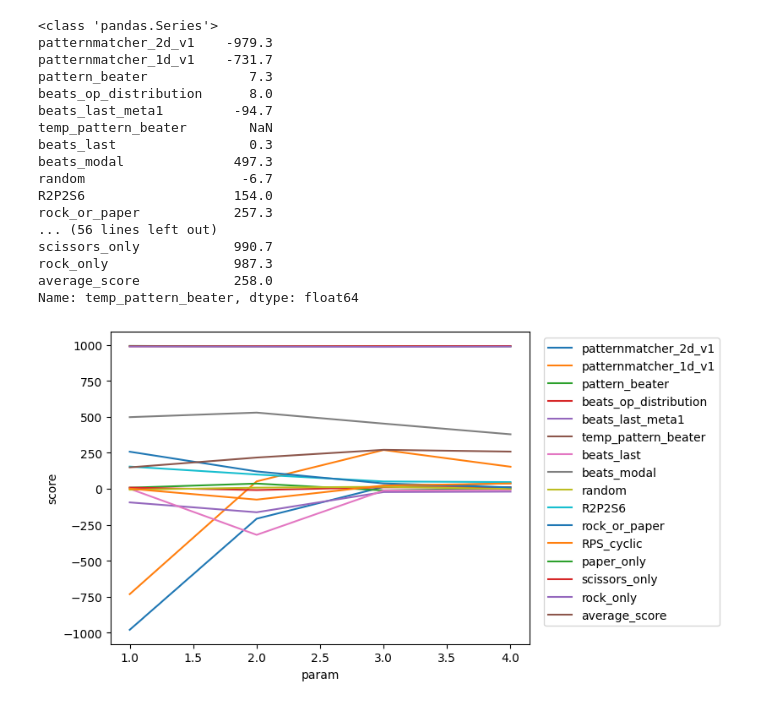
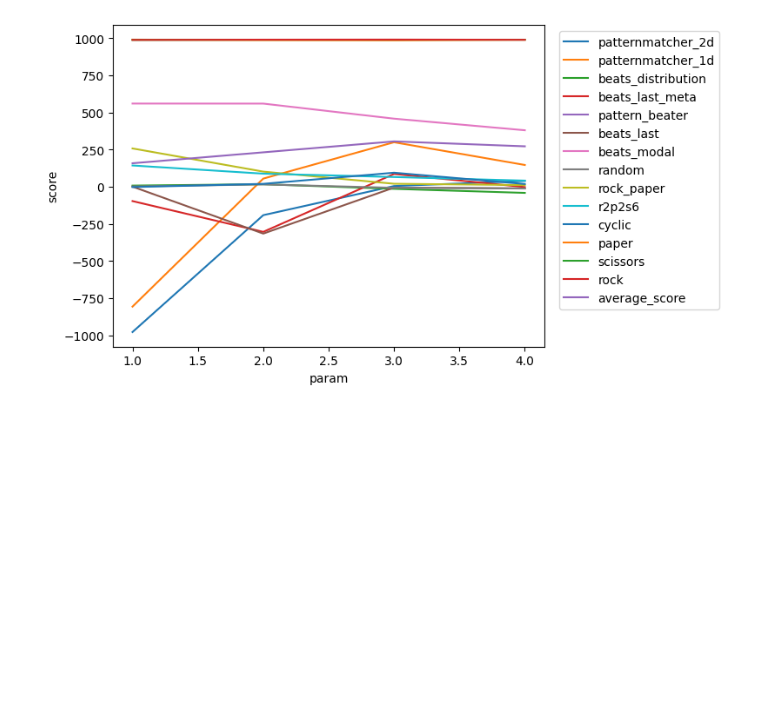
Before and after one commit to AugustusTheBirb/RPS-tournament, a Jupyter notebook: workshop.ipynb, the cells around one changed output. Drawn from its saved outputs; the diff is of its cells as text; code cells hidden in the pictures; blank space fills up the shorter version.

```diff
--- a/workshop.ipynb
+++ b/workshop.ipynb
@@ -184,49 +15,34 @@ def strat_patternmatcher_1d_v1(
 # %%
 # view hyperparam performace against all strategies
 
 scores: list[pd.Series[int]] = []
-strategy_dict: dict[str, Strategy] = {
-    name: obj
-    for name, obj in inspect.getmembers(strategies, inspect.isfunction)
-    if name[:6] == "strat_"
-}
-strategies_list = list(strategy_dict.values())
+strategy_list: list[Strategy] = [
+    obj()
+    for name, obj in vars(strategies).items()
+    if name != "Strategy"
+    and name != "StratPatternBeater"
+    and inspect.isclass(obj)
+    and issubclass(obj, Strategy)
+]
+
 
 for i in range(1, 5):
-    test = PatternBeater(i)
-    score_df, _ = simulate_tournament(
-        3, 1000, set(strategies_list + [test.strat_temp_pattern_beater])
-    )
+    strategy: Strategy = StratPatternBeater(pattern_length=i)
+    score_df, _ = simulate_tournament(3, 1000, set(strategy_list + [strategy]))
 
-    row = score_df.loc["temp_pattern_beater"]
+    row = score_df.loc[strategy.name]
     assert isinstance(row, pd.Series)
     scores.append(row)
+
 
 results = pd.DataFrame(scores, index=range(1, 5))
 results.index.name = "param"
 ax = results.plot()
 _ = ax.legend(bbox_to_anchor=(1.02, 1), loc="upper left")
 _ = plt.ylabel("score")
 plt.show()
 # %% [output]
-<class 'pandas.Series'>
-patternmatcher_2d_v1    -979.3
-patternmatcher_1d_v1    -731.7
-pattern_beater             7.3
-beats_op_distribution      8.0
-beats_last_meta1         -94.7
-temp_pattern_beater        NaN
-beats_last                 0.3
-beats_modal              497.3
-random                    -6.7
-R2P2S6                   154.0
-rock_or_paper            257.3
-... (56 lines left out)
-scissors_only            990.7
-rock_only                987.3
-average_score            258.0
-Name: temp_pattern_beater, dtype: float64
-[figure, old version]
+[figure, new version]
 # %%
 # view hyperparam performace against specific strat
 
```
Also changed, not shown: parts of 6 cells of this notebook, 5 other files.
